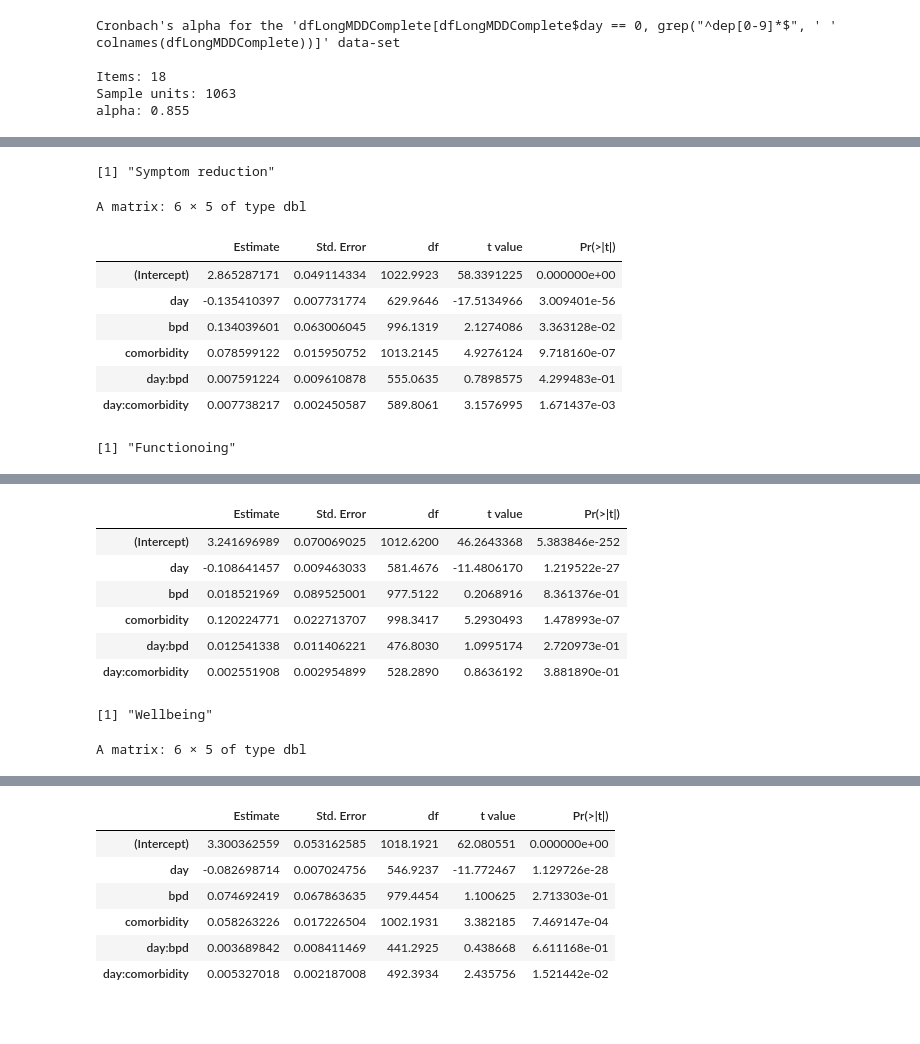
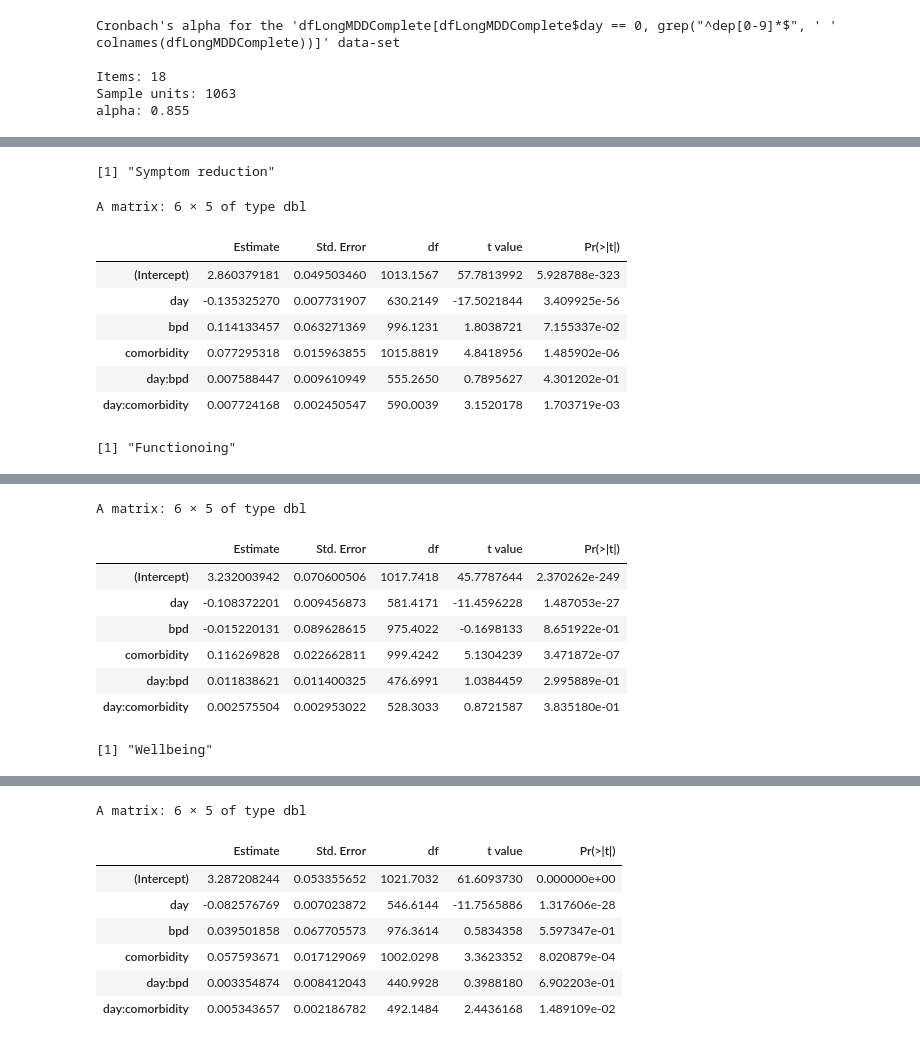
Before and after one commit to sin-ying-lin/phpTxOutcome, a Jupyter notebook: Code/MDD_BPD_Longitudinal/MDD_BPD_LMM.ipynb, the cells around one changed output, grey strips where cells are left out. Cells and saved outputs as stored; diff of their text form; code cells hidden in the pictures.

```diff
--- a/Code/MDD_BPD_Longitudinal/MDD_BPD_LMM.ipynb
+++ b/Code/MDD_BPD_Longitudinal/MDD_BPD_LMM.ipynb
@@ -70,9 +72,9 @@ length(unique(dfLongMDD$ID)) #1667
 [1] 1667
 # %%
 #Only included patients' records of their first admission
-dfLongMDD_firstAdmit = dfLongMDD[is.na(dfLongMDD$Prev_AdmitID_1),]
+#dfLongMDD_firstAdmit = dfLongMDD[is.na(dfLongMDD$Prev_AdmitID_1),]
 
-dfLongMDD = dfLongMDD[is.na(dfLongMDD$Prev_AdmitID_1),]
+#dfLongMDD = dfLongMDD[is.na(dfLongMDD$Prev_AdmitID_1),]
 # %%
 #First sessino info
 first_session =
@@ -988,25 +905,25 @@ day:cmrbdty  0.170 -0.870  0.070 -0.188 -0.371
 # %%
 #Predcit changes in depression with bpd and comorbidities while controling for txlength
 
 print('Symptom reduction')
-sum_dep_co = summary(lmer(depMean ~ day*(bpd+comorbidity) +  (1+day|uniquePtId:ID1), data = dfLongMDDComplete))
+sum_dep_co = summary(lmer(depMean ~ day*(bpd+comorbidity) + (1|uniquePtId)+ (1+day|uniquePtId:ID1), data = dfLongMDDComplete))
 sum_dep_co$coefficients
 
 print('Functionoing')
-sum_fun_co = summary(lmer(dep17 ~ day*(bpd+comorbidity) +  (1+day|uniquePtId:ID1), data = dfLongMDDComplete))
+sum_fun_co = summary(lmer(dep17 ~ day*(bpd+comorbidity) +  (1|uniquePtId)+ (1+day|uniquePtId:ID1), data = dfLongMDDComplete))
 sum_fun_co$coefficients
 
 print('Wellbeing')
-sum_well_co = summary(lmer(dep18 ~ day*(bpd+comorbidity) +   (1+day|uniquePtId:ID1), data = dfLongMDDComplete))
+sum_well_co = summary(lmer(dep18 ~ day*(bpd+comorbidity) +  (1|uniquePtId)+ (1+day|uniquePtId:ID1), data = dfLongMDDComplete))
 sum_well_co$coefficients
 # %% [output]
 [1] "Symptom reduction"
 A matrix: 6 × 5 of type dbl
 |  | Estimate | Std. Error | df | t value | Pr(>|t|) |
-| (Intercept) | 2.865287171 | 0.049114334 | 1022.9923 | 58.3391225 | 0.000000e+00 |
-| day | -0.135410397 | 0.007731774 | 629.9646 | -17.5134966 | 3.009401e-56 |
-| bpd | 0.134039601 | 0.063006045 | 996.1319 | 2.1274086 | 3.363128e-02 |
-| comorbidity | 0.078599122 | 0.015950752 | 1013.2145 | 4.9276124 | 9.718160e-07 |
-| day:bpd | 0.007591224 | 0.009610878 | 555.0635 | 0.7898575 | 4.299483e-01 |
-| day:comorbidity | 0.007738217 | 0.002450587 | 589.8061 | 3.1576995 | 1.671437e-03 |
+| (Intercept) | 2.860379181 | 0.049503460 | 1013.1567 | 57.7813992 | 5.928788e-323 |
+| day | -0.135325270 | 0.007731907 | 630.2149 | -17.5021844 | 3.409925e-56 |
+| bpd | 0.114133457 | 0.063271369 | 996.1231 | 1.8038721 | 7.155337e-02 |
+| comorbidity | 0.077295318 | 0.015963855 | 1015.8819 | 4.8418956 | 1.485902e-06 |
+| day:bpd | 0.007588447 | 0.009610949 | 555.2650 | 0.7895627 | 4.301202e-01 |
+| day:comorbidity | 0.007724168 | 0.002450547 | 590.0039 | 3.1520178 | 1.703719e-03 |
 [1] "Functionoing"
@@ -1014,9 +932,9 @@ A matrix: 6 × 5 of type dbl
+A matrix: 6 × 5 of type dbl
 |  | Estimate | Std. Error | df | t value | Pr(>|t|) |
-| (Intercept) | 3.241696989 | 0.070069025 | 1012.6200 | 46.2643368 | 5.383846e-252 |
-| day | -0.108641457 | 0.009463033 | 581.4676 | -11.4806170 | 1.219522e-27 |
-| bpd | 0.018521969 | 0.089525001 | 977.5122 | 0.2068916 | 8.361376e-01 |
-| comorbidity | 0.120224771 | 0.022713707 | 998.3417 | 5.2930493 | 1.478993e-07 |
-| day:bpd | 0.012541338 | 0.011406221 | 476.8030 | 1.0995174 | 2.720973e-01 |
-| day:comorbidity | 0.002551908 | 0.002954899 | 528.2890 | 0.8636192 | 3.881890e-01 |
+| (Intercept) | 3.232003942 | 0.070600506 | 1017.7418 | 45.7787644 | 2.370262e-249 |
+| day | -0.108372201 | 0.009456873 | 581.4171 | -11.4596228 | 1.487053e-27 |
+| bpd | -0.015220131 | 0.089628615 | 975.4022 | -0.1698133 | 8.651922e-01 |
+| comorbidity | 0.116269828 | 0.022662811 | 999.4242 | 5.1304239 | 3.471872e-07 |
+| day:bpd | 0.011838621 | 0.011400325 | 476.6991 | 1.0384459 | 2.995889e-01 |
+| day:comorbidity | 0.002575504 | 0.002953022 | 528.3033 | 0.8721587 | 3.835180e-01 |
-[1] "Wellbeing"
-A matrix: 6 × 5 of type dbl
+[1] "Wellbeing"
@@ -1023,7 +943,8 @@ A matrix: 6 × 5 of type dbl
+A matrix: 6 × 5 of type dbl
 |  | Estimate | Std. Error | df | t value | Pr(>|t|) |
-| (Intercept) | 3.300362559 | 0.053162585 | 1018.1921 | 62.080551 | 0.000000e+00 |
-| day | -0.082698714 | 0.007024756 | 546.9237 | -11.772467 | 1.129726e-28 |
-| bpd | 0.074692419 | 0.067863635 | 979.4454 | 1.100625 | 2.713303e-01 |
-| comorbidity | 0.058263226 | 0.017226504 | 1002.1931 | 3.382185 | 7.469147e-04 |
-| day:bpd | 0.003689842 | 0.008411469 | 441.2925 | 0.438668 | 6.611168e-01 |
-| day:comorbidity | 0.005327018 | 0.002187008 | 492.3934 | 2.435756 | 1.521442e-02 |
+| (Intercept) | 3.287208244 | 0.053355652 | 1021.7032 | 61.6093730 | 0.000000e+00 |
+| day | -0.082576769 | 0.007023872 | 546.6144 | -11.7565886 | 1.317606e-28 |
+| bpd | 0.039501858 | 0.067705573 | 976.3614 | 0.5834358 | 5.597347e-01 |
+| comorbidity | 0.057593671 | 0.017129069 | 1002.0298 | 3.3623352 | 8.020879e-04 |
+| day:bpd | 0.003354874 | 0.008412043 | 440.9928 | 0.3988180 | 6.902203e-01 |
+| day:comorbidity | 0.005343657 | 0.002186782 | 492.1484 | 2.4436168 | 1.489109e-02 |
```
Also changed, not shown: parts of 42 cells of this notebook, 18 other files.
